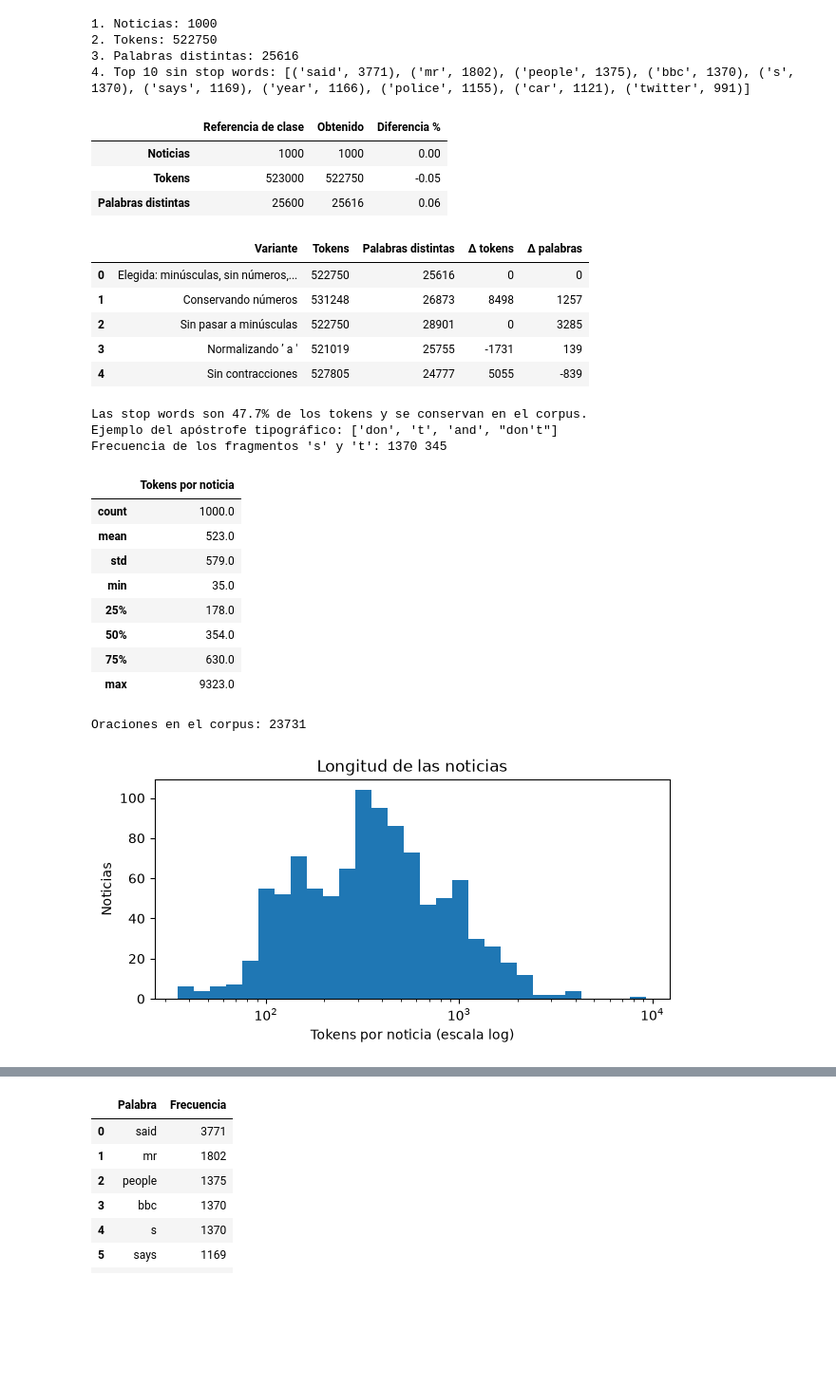
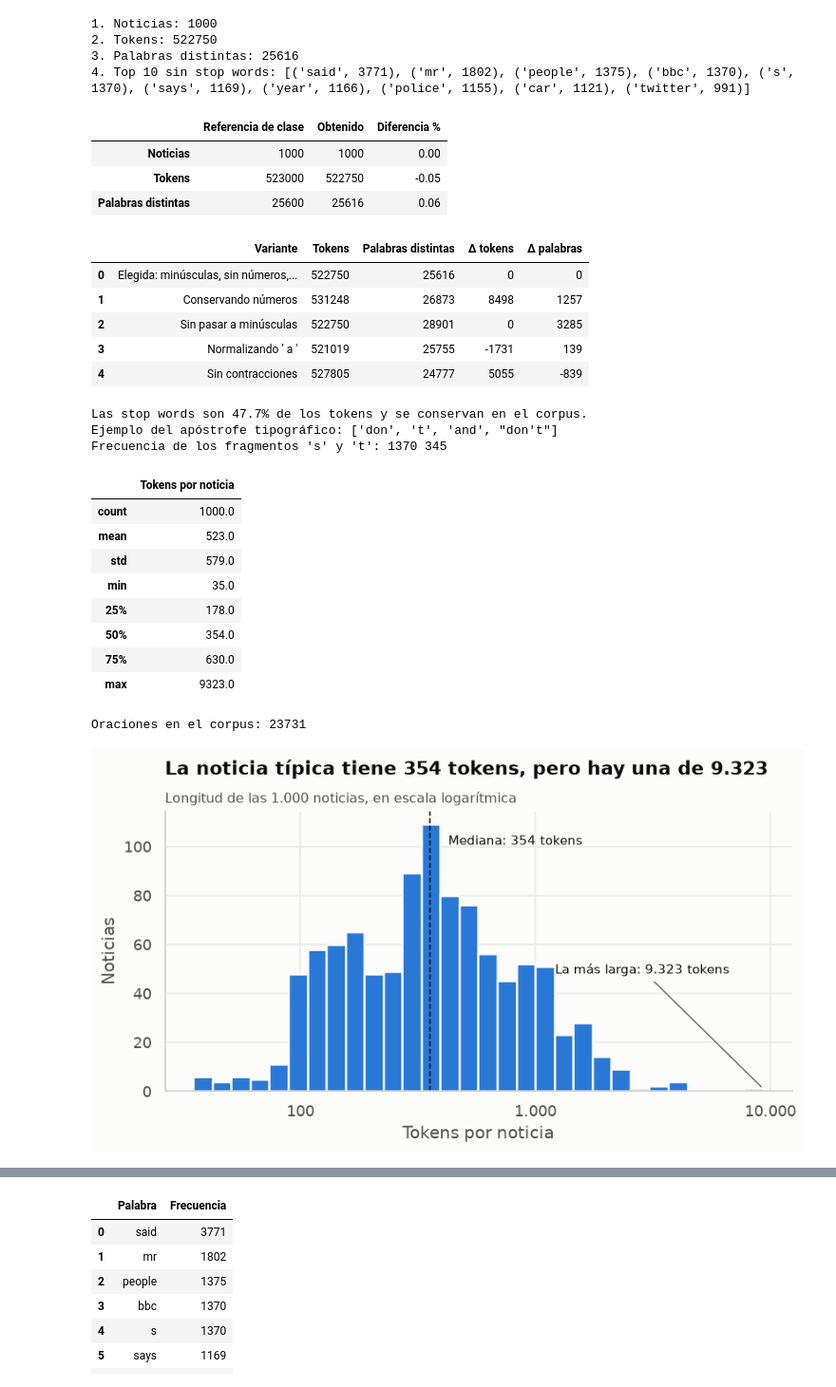
Before and after one commit to AlejoMoncada/llm-assignment1, a Jupyter notebook: 03_Assignment_Sesion1_BoW_Word2Vec.ipynb, the cells around one changed output, grey strips where cells are left out. Shown at 95% size. Cells and saved outputs as stored; diff of their text form; code cells hidden in the pictures; blank space fills up the shorter version.

Commit message:
feat(notebook): rewrite text in first person and rebuild charts with seaborn

```diff
--- a/03_Assignment_Sesion1_BoW_Word2Vec.ipynb
+++ b/03_Assignment_Sesion1_BoW_Word2Vec.ipynb
@@ -222,40 +245,44 @@ print("Ejemplo del apóstrofe tipográfico:", tokenizar("don’t and don't"))
 print("Frecuencia de los fragmentos 's' y 't':", FRECUENCIAS["s"], FRECUENCIAS["t"])
 
 display(df["longitud"].describe().round(0).to_frame("Tokens por noticia"))
 print("Oraciones en el corpus:", int(df["oraciones"].map(len).sum()))
 
-plt.figure(figsize=(7, 3))
-plt.hist(df["longitud"], bins=np.logspace(np.log10(df["longitud"].min()), np.log10(df["longitud"].max()), 30))
-plt.xscale("log")
-plt.xlabel("Tokens por noticia (escala log)")
-plt.ylabel("Noticias")
-plt.title("Longitud de las noticias")
+mediana = df["longitud"].median()
+maximo = df["longitud"].max()
+fig, ax = plt.subplots(figsize=(8, 3.6))
+sns.histplot(df, x="longitud", log_scale=True, bins=30, color=BLUE, edgecolor=SURFACE, linewidth=1.5, alpha=1, ax=ax)
+ax.axvline(mediana, color=INK, lw=1, ls="--")
+ax.text(mediana * 1.2, ax.get_ylim()[1] * 0.88, f"Mediana: {es(mediana)} tokens", fontsize=9)
+nota(ax, f"La más larga: {es(maximo)} tokens", (maximo, 1), (maximo * 0.13, ax.get_ylim()[1] * 0.42))
+titular(ax, f"La noticia típica tiene {es(mediana)} tokens, pero hay una de {es(maximo)}", "Longitud de las 1.000 noticias, en escala logarítmica")
+ax.set(xlabel="Tokens por noticia", ylabel="Noticias")
+ticks_es(ax.xaxis)
 plt.show()
 # %% [output]
 |  | Referencia de clase | Obtenido | Diferencia % |
 | Noticias | 1000 | 1000 | 0.00 |
 | Tokens | 523000 | 522750 | -0.05 |
 | Palabras distintas | 25600 | 25616 | 0.06 |
 |  | Variante | Tokens | Palabras distintas | Δ tokens | Δ palabras |
 | 0 | Elegida: minúsculas, sin números,... | 522750 | 25616 | 0 | 0 |
 | 1 | Conservando números | 531248 | 26873 | 8498 | 1257 |
 | 2 | Sin pasar a minúsculas | 522750 | 28901 | 0 | 3285 |
 | 3 | Normalizando ’ a ' | 521019 | 25755 | -1731 | 139 |
 | 4 | Sin contracciones | 527805 | 24777 | 5055 | -839 |
 Las stop words son 47.7% de los tokens y se conservan en el corpus.
 Ejemplo del apóstrofe tipográfico: ['don', 't', 'and', "don't"]
 Frecuencia de los fragmentos 's' y 't': 1370 345
 |  | Tokens por noticia |
 | count | 1000.0 |
 | mean | 523.0 |
 | std | 579.0 |
 | min | 35.0 |
 | 25% | 178.0 |
 | 50% | 354.0 |
 | 75% | 630.0 |
 | max | 9323.0 |
 Oraciones en el corpus: 23731
-[figure, old version]
+[figure, new version]
 # %% [markdown]
 **Decisiones de preprocesamiento.** Los conteos coinciden con la referencia de clase (−0,05 % en tokens y +0,06 % en vocabulario), y la tabla de variantes muestra cuánto pesa cada decisión:
 
```
Also changed, not shown: parts of 29 cells of this notebook, 4 other files.
